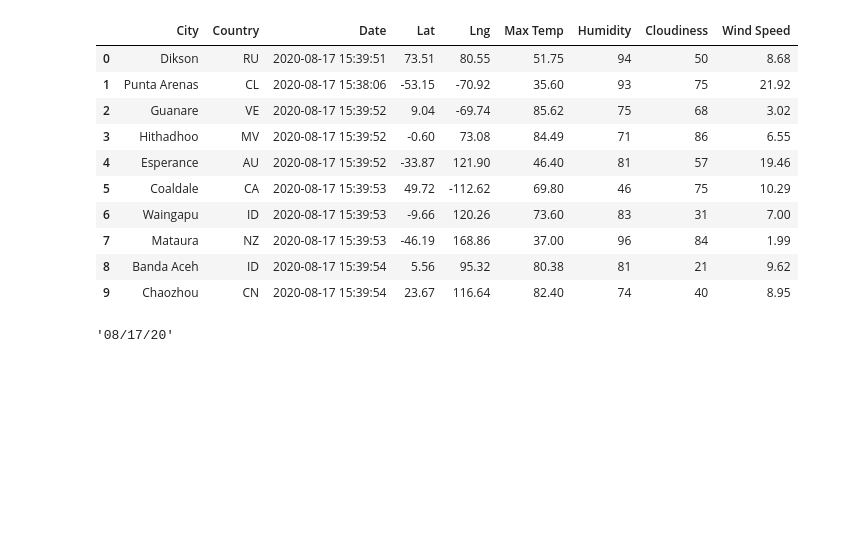
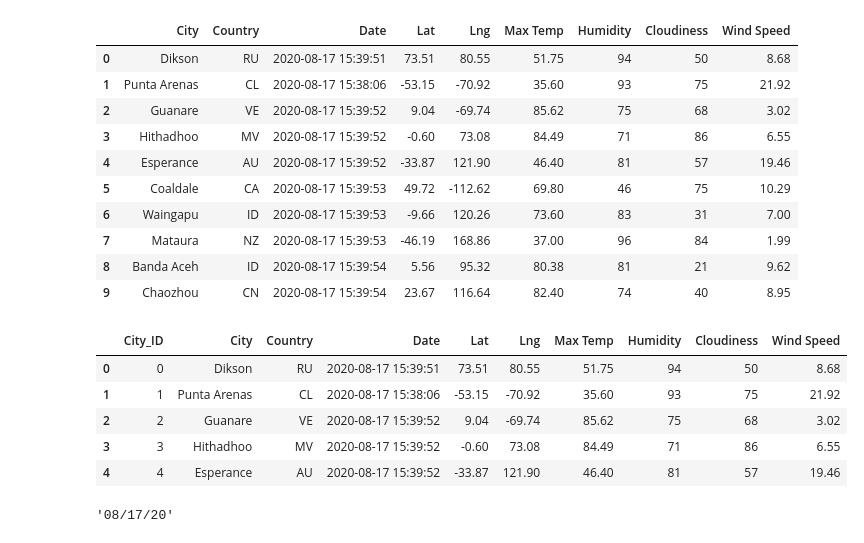
Before and after one commit to AndrejaCH/World_Weather_Analysis, a Jupyter notebook: WeatherPy.ipynb, the cells around one changed output. Drawn from its saved outputs; the diff is of its cells as text; code cells hidden in the pictures; blank space fills up the shorter version.

```diff
--- a/WeatherPy.ipynb
+++ b/WeatherPy.ipynb
@@ -167,6 +167,17 @@ city_data_df.head(10)
 output_data_file = "weather_data/cities.csv"
 # Export the City_Data into a CSV.
 city_data_df.to_csv(output_data_file, index_label="City_ID")
+# %%
+# Store the CSV you saved created in part one into a DataFrame.
+city_data_df = pd.read_csv("weather_data/cities.csv")
+city_data_df.head()
+# %% [output]
+|  | City_ID | City | Country | Date | Lat | Lng | Max Temp | Humidity | Cloudiness | Wind Speed |
+| 0 | 0 | Dikson | RU | 2020-08-17 15:39:51 | 73.51 | 80.55 | 51.75 | 94 | 50 | 8.68 |
+| 1 | 1 | Punta Arenas | CL | 2020-08-17 15:38:06 | -53.15 | -70.92 | 35.60 | 93 | 75 | 21.92 |
+| 2 | 2 | Guanare | VE | 2020-08-17 15:39:52 | 9.04 | -69.74 | 85.62 | 75 | 68 | 3.02 |
+| 3 | 3 | Hithadhoo | MV | 2020-08-17 15:39:52 | -0.60 | 73.08 | 84.49 | 71 | 86 | 6.55 |
+| 4 | 4 | Esperance | AU | 2020-08-17 15:39:52 | -33.87 | 121.90 | 46.40 | 81 | 57 | 19.46 |
 # %%
 # Extract relevant fields from the DataFrame for plotting.
 lats = city_data_df["Lat"]
```
Also changed, not shown: parts of 2 cells of this notebook.
